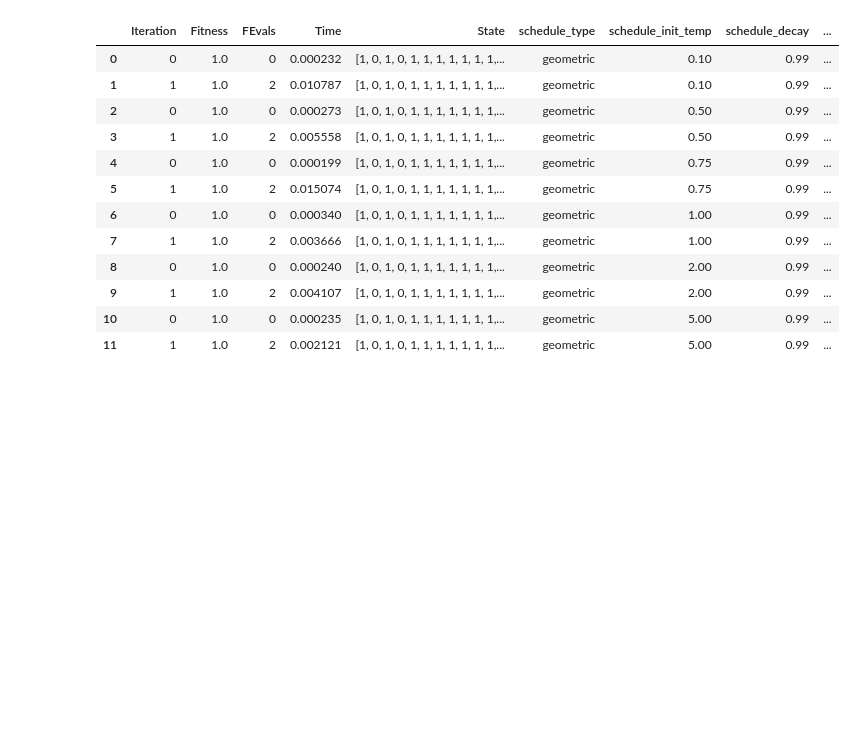
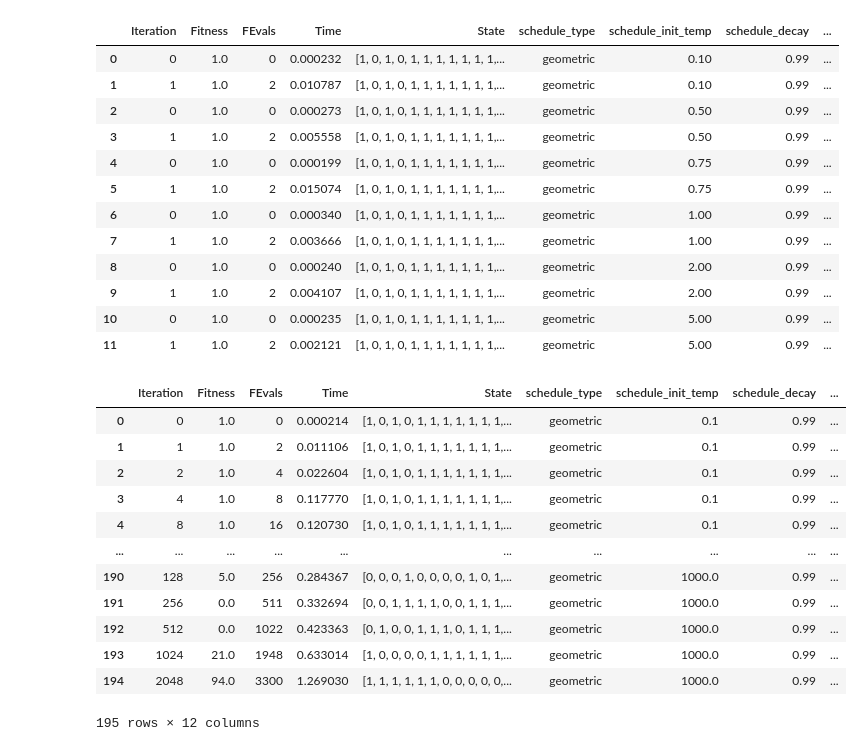
Before and after one commit to melodyyu/cs7641-a2-optimization, a Jupyter notebook: 4peaks_optimization.ipynb, the cells around one changed output. Saved outputs shown, nothing was run; the diff lists cells and outputs as text; code cells hidden in the pictures; blank space fills up the shorter version.

Commit message:
0.1-1000 for temp  brings fitness from 1-94, which is >expected75 for 50bitstring

```diff
--- a/4peaks_optimization.ipynb
+++ b/4peaks_optimization.ipynb
@@ -498,22 +526,6 @@ SA seems to be the best balanced in terms of performance but requires more evalu
 #### first, define 4peaks with the generator class - seed 428
 # %% [markdown]
 The below code is taken directly from the mlrose-hiive library. The four-peaks generator class wasn't installed so pasting it here directly is my workaround.
-# %%
-""" Classes for defining optimization problem objects."""
-
-import numpy as np
-
-from mlrose_hiive import DiscreteOpt, FourPeaks
-
-
-class FourPeaksGenerator:
-    """Generator class for Four Peaks."""
-    @staticmethod
-    def generate(seed, size=20, t_pct=0.1):
-        np.random.seed(seed)
-        fitness = FourPeaks(t_pct=t_pct)
-        problem = DiscreteOpt(length=size, fitness_fn=fitness)
-        return problem
 # %%
 # problem_size = 100
 fourpeaks_problem_100 = FourPeaksGenerator.generate(seed=428, size=100)
@@ -644,3 +656,32 @@ sa_run_stats
 | 9 | 1 | 1.0 | 2 | 0.004107 | [1, 0, 1, 0, 1, 1, 1, 1, 1, 1, 1,... | geometric | 2.00 | 0.99 | ... |
 | 10 | 0 | 1.0 | 0 | 0.000235 | [1, 0, 1, 0, 1, 1, 1, 1, 1, 1, 1,... | geometric | 5.00 | 0.99 | ... |
 | 11 | 1 | 1.0 | 2 | 0.002121 | [1, 0, 1, 0, 1, 1, 1, 1, 1, 1, 1,... | geometric | 5.00 | 0.99 | ... |
+# %%
+# Define the SA Runner
+sa_runner = mlrose.SARunner(problem=fourpeaks_problem_50,
+                            experiment_name="SA_4peaks_Experiment",
+                            output_directory=None,
+                            seed=55,
+                            iteration_list=2**np.arange(12),
+                            max_attempts=200,
+                            temperature_list=[0.1, 0.5, 0.75, 1.0, 2.0, 5.0, 10.0, 25.0, 50.0, 75.0, 100.0, 250.0, 500.0, 750.0, 1000.0],
+                            decay_list=[mlrose_hiive.GeomDecay])
+# sa_runner.run()
+
+# Run the experiment
+sa_run_stats, sa_run_curves = sa_runner.run()
+sa_run_stats
+# %% [output]
+|  | Iteration | Fitness | FEvals | Time | State | schedule_type | schedule_init_temp | schedule_decay | ... |
+| 0 | 0 | 1.0 | 0 | 0.000214 | [1, 0, 1, 0, 1, 1, 1, 1, 1, 1, 1,... | geometric | 0.1 | 0.99 | ... |
+| 1 | 1 | 1.0 | 2 | 0.011106 | [1, 0, 1, 0, 1, 1, 1, 1, 1, 1, 1,... | geometric | 0.1 | 0.99 | ... |
+| 2 | 2 | 1.0 | 4 | 0.022604 | [1, 0, 1, 0, 1, 1, 1, 1, 1, 1, 1,... | geometric | 0.1 | 0.99 | ... |
+| 3 | 4 | 1.0 | 8 | 0.117770 | [1, 0, 1, 0, 1, 1, 1, 1, 1, 1, 1,... | geometric | 0.1 | 0.99 | ... |
+| 4 | 8 | 1.0 | 16 | 0.120730 | [1, 0, 1, 0, 1, 1, 1, 1, 1, 1, 1,... | geometric | 0.1 | 0.99 | ... |
+| ... | ... | ... | ... | ... | ... | ... | ... | ... | ... |
+| 190 | 128 | 5.0 | 256 | 0.284367 | [0, 0, 0, 1, 0, 0, 0, 0, 1, 0, 1,... | geometric | 1000.0 | 0.99 | ... |
+| 191 | 256 | 0.0 | 511 | 0.332694 | [0, 0, 1, 1, 1, 1, 0, 0, 1, 1, 1,... | geometric | 1000.0 | 0.99 | ... |
+| 192 | 512 | 0.0 | 1022 | 0.423363 | [0, 1, 0, 0, 1, 1, 1, 0, 1, 1, 1,... | geometric | 1000.0 | 0.99 | ... |
+| 193 | 1024 | 21.0 | 1948 | 0.633014 | [1, 0, 0, 0, 0, 1, 1, 1, 1, 1, 1,... | geometric | 1000.0 | 0.99 | ... |
+| 194 | 2048 | 94.0 | 3300 | 1.269030 | [1, 1, 1, 1, 1, 1, 0, 0, 0, 0, 0,... | geometric | 1000.0 | 0.99 | ... |
+195 rows × 12 columns
```
Also changed, not shown: parts of 10 cells of this notebook.
